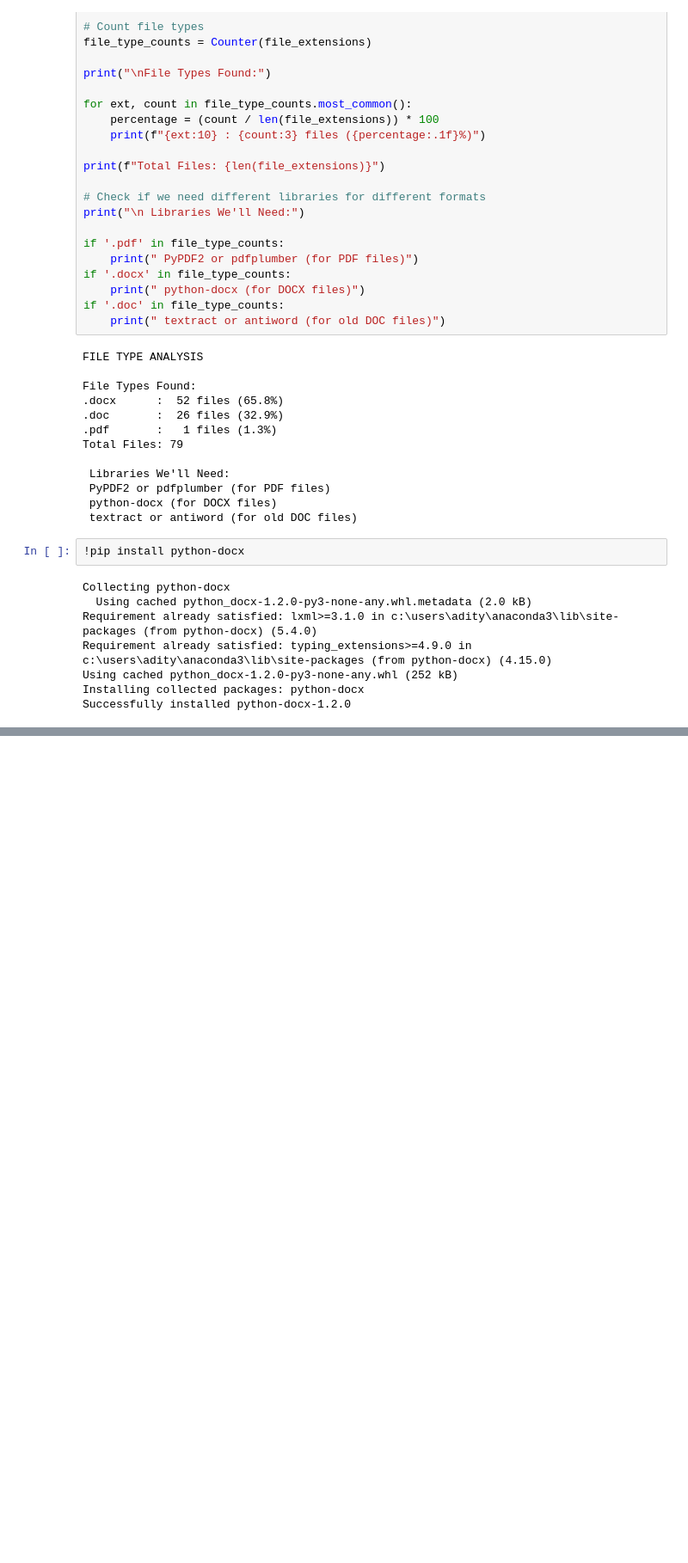
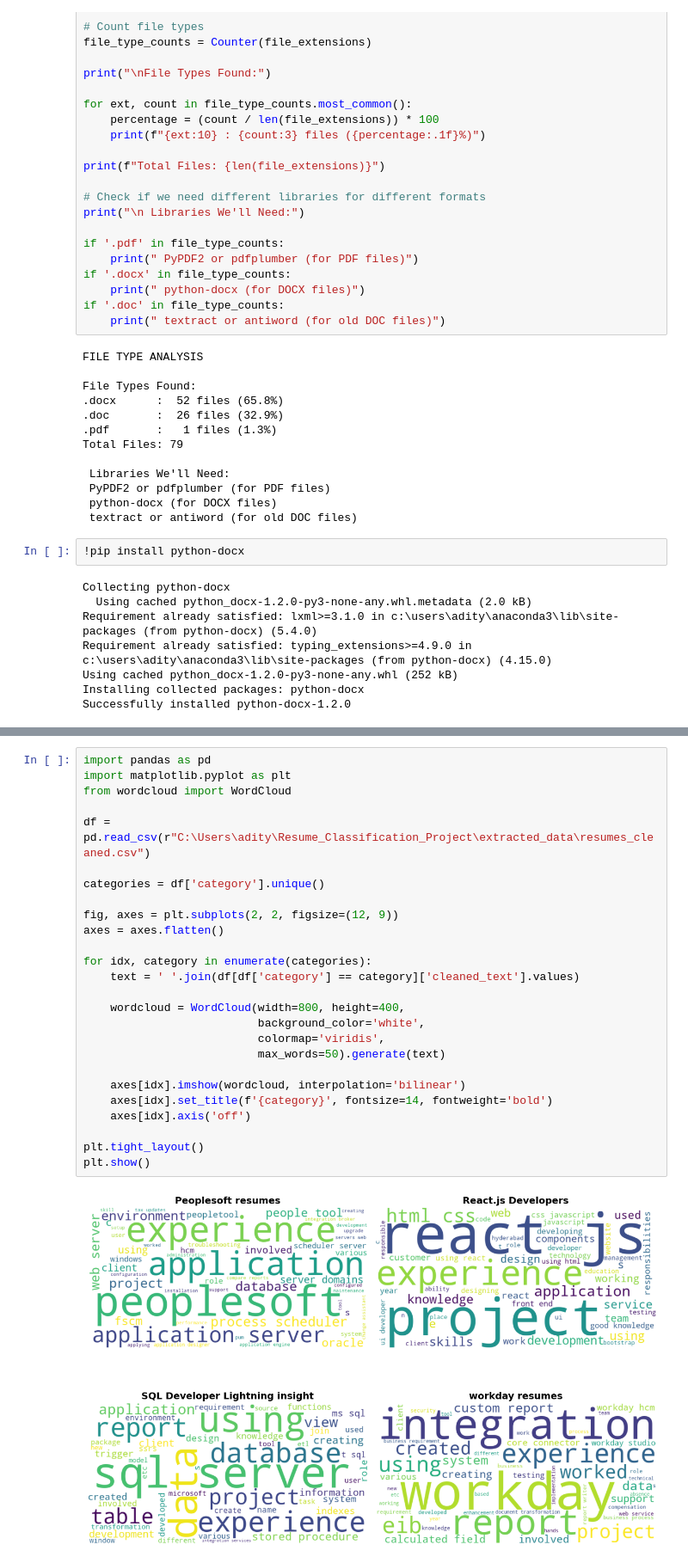
Before and after one commit to adityakanamadi281/Resume_Classification_Project, a Jupyter notebook: notebooks/Resume_Classification.ipynb, the cells around one changed output, grey strips where cells are left out. Shown at 86% size. Saved outputs shown, nothing was run; the diff lists cells and outputs as text; blank space fills up the shorter version.

```diff
--- a/notebooks/Resume_Classification.ipynb
+++ b/notebooks/Resume_Classification.ipynb
@@ -254,0 +571,28 @@ ModuleNotFoundError: No module named 'PyPDF2'
+# %%
+import pandas as pd
+import matplotlib.pyplot as plt
+from wordcloud import WordCloud
+
+df = pd.read_csv(r"C:\Users\adity\Resume_Classification_Project\extracted_data\resumes_cleaned.csv")
+
+categories = df['category'].unique()
+
+fig, axes = plt.subplots(2, 2, figsize=(12, 9))
+axes = axes.flatten()
+
+for idx, category in enumerate(categories):
+    text = ' '.join(df[df['category'] == category]['cleaned_text'].values)
+
+    wordcloud = WordCloud(width=800, height=400,
+                          background_color='white',
+                          colormap='viridis',
+                          max_words=50).generate(text)
+
+    axes[idx].imshow(wordcloud, interpolation='bilinear')
+    axes[idx].set_title(f'{category}', fontsize=14, fontweight='bold')
+    axes[idx].axis('off')
+
+plt.tight_layout()
+plt.show()
+# %% [output]
+[figure, added]
```
Also changed, not shown: parts of 24 cells of this notebook, 12 other files.
